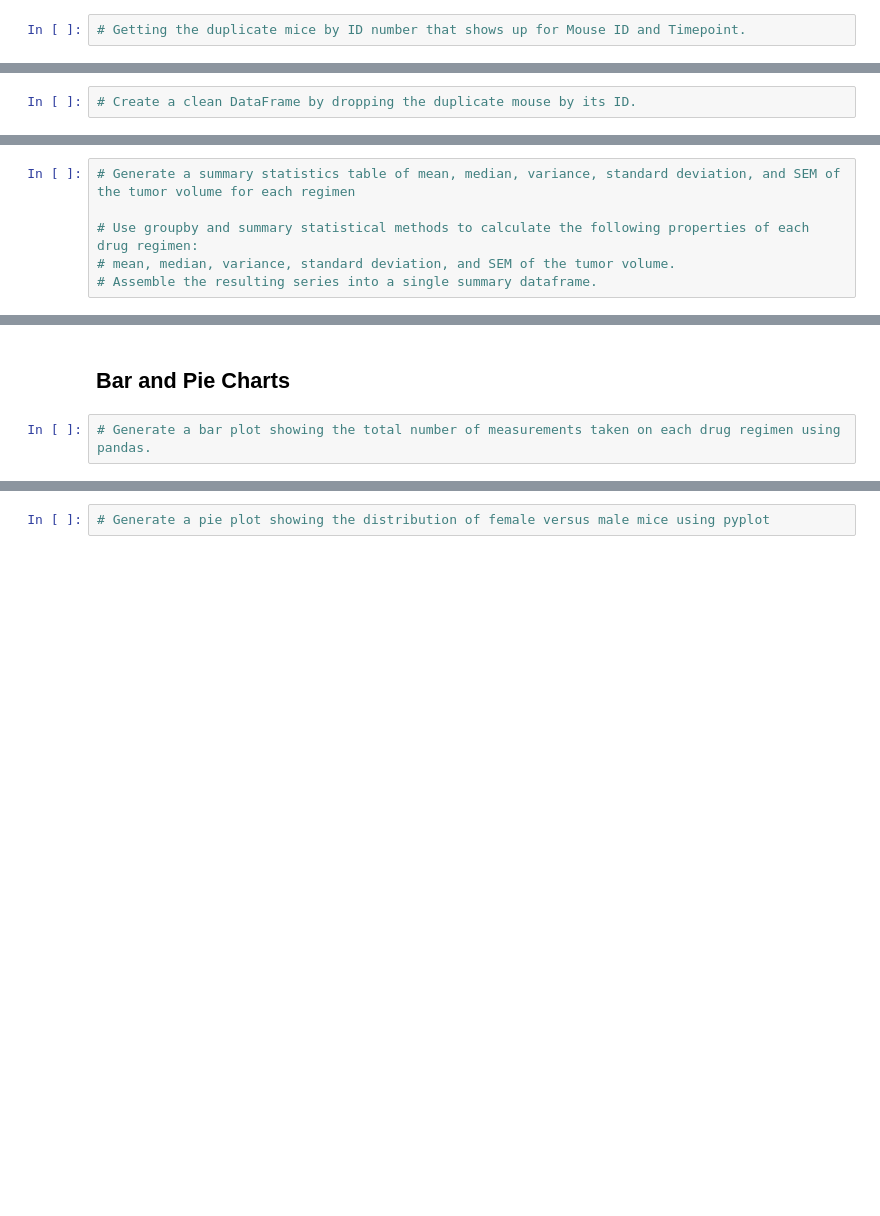
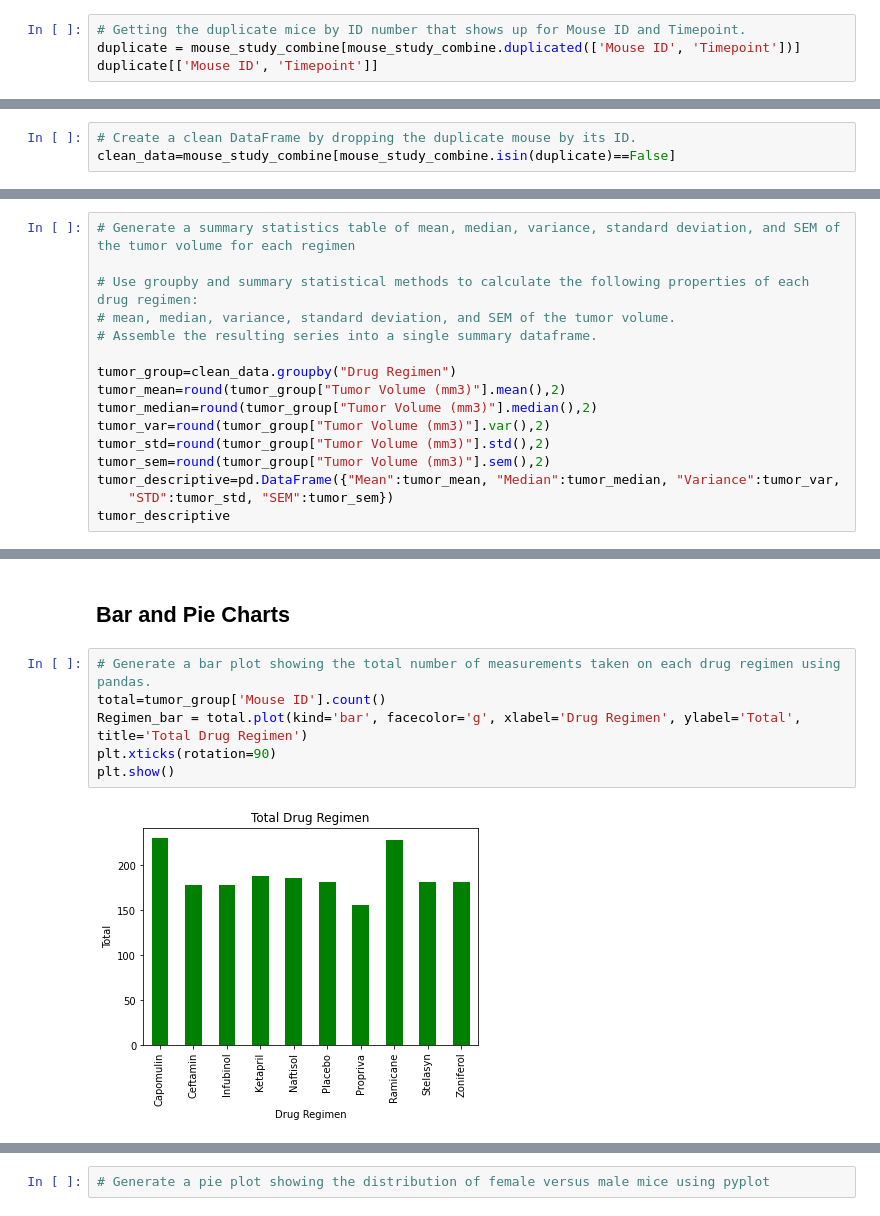
Before and after one commit to nt1983/Matplot-challenge, a Jupyter notebook: pymaceuticals_starter.ipynb, the cells around one changed output, grey strips where cells are left out. Saved outputs shown, nothing was run; the diff lists cells and outputs as text; blank space fills up the shorter version.

```diff
--- a/pymaceuticals_starter.ipynb
+++ b/pymaceuticals_starter.ipynb
@@ -38,2 +42,4 @@ mouse_study_combine
 # %%
 # Getting the duplicate mice by ID number that shows up for Mouse ID and Timepoint.
+duplicate = mouse_study_combine[mouse_study_combine.duplicated(['Mouse ID', 'Timepoint'])]
+duplicate[['Mouse ID', 'Timepoint']]
@@ -42,2 +63,3 @@ mouse_study_combine
 # %%
 # Create a clean DataFrame by dropping the duplicate mouse by its ID.
+clean_data=mouse_study_combine[mouse_study_combine.isin(duplicate)==False]
@@ -51,3 +78,13 @@ mouse_study_combine
 # Use groupby and summary statistical methods to calculate the following properties of each drug regimen:
 # mean, median, variance, standard deviation, and SEM of the tumor volume.
 # Assemble the resulting series into a single summary dataframe.
+
+tumor_group=clean_data.groupby("Drug Regimen")
+tumor_mean=round(tumor_group["Tumor Volume (mm3)"].mean(),2)
+tumor_median=round(tumor_group["Tumor Volume (mm3)"].median(),2)
+tumor_var=round(tumor_group["Tumor Volume (mm3)"].var(),2)
+tumor_std=round(tumor_group["Tumor Volume (mm3)"].std(),2)
+tumor_sem=round(tumor_group["Tumor Volume (mm3)"].sem(),2)
+tumor_descriptive=pd.DataFrame({"Mean":tumor_mean, "Median":tumor_median, "Variance":tumor_var,
+    "STD":tumor_std, "SEM":tumor_sem})
+tumor_descriptive
@@ -59,5 +125,11 @@ mouse_study_combine
 ## Bar and Pie Charts
 # %%
 # Generate a bar plot showing the total number of measurements taken on each drug regimen using pandas.
+total=tumor_group['Mouse ID'].count()
+Regimen_bar = total.plot(kind='bar', facecolor='g', xlabel='Drug Regimen', ylabel='Total', title='Total Drug Regimen')
+plt.xticks(rotation=90)
+plt.show()
+# %% [output]
+[figure, added]
 # %%
 # Generate a bar plot showing the total number of measurements taken on each drug regimen using pyplot.
```
Also changed, not shown: parts of 9 cells of this notebook.
